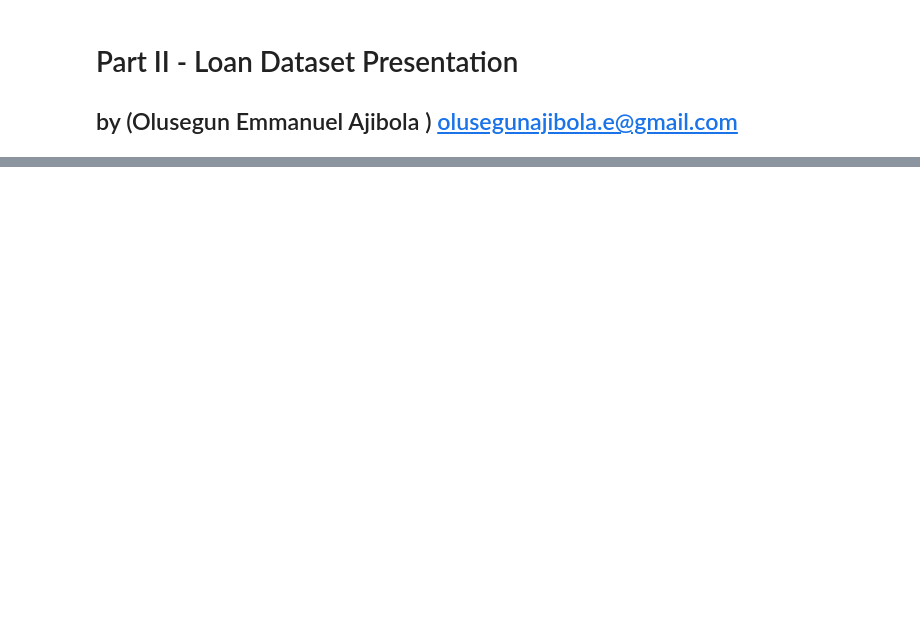
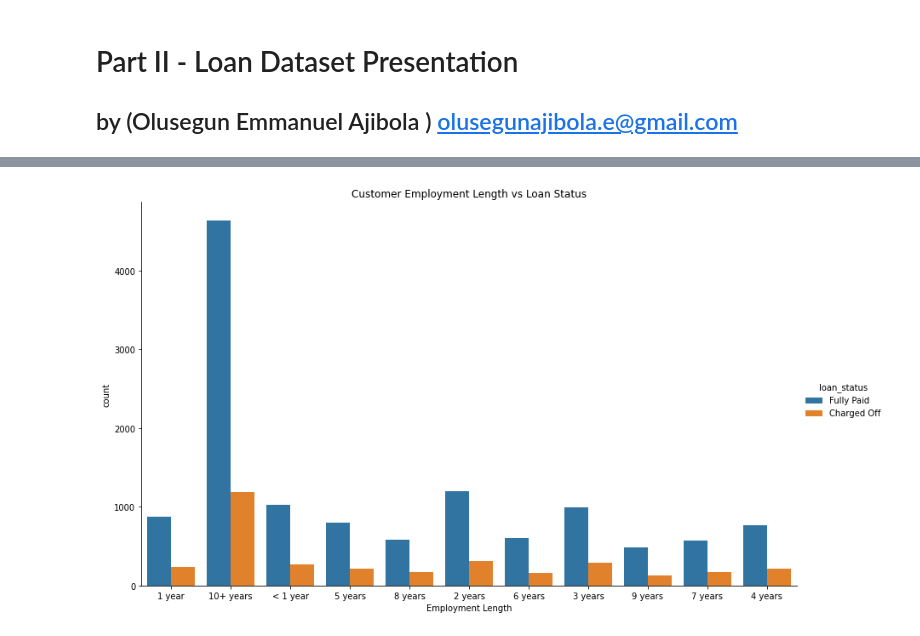
Before and after one commit to olusegunajibola/lloyds-bigdata-loan-customers, a Jupyter notebook: A Data Strategy/Part_II_slide_deck_data_strategy_loans.ipynb, the cells around one changed output, grey strips where cells are left out. Drawn from its saved outputs; the diff is of its cells as text; code cells hidden in the pictures; blank space fills up the shorter version.

```diff
--- a/A Data Strategy/Part_II_slide_deck_data_strategy_loans.ipynb
+++ b/A Data Strategy/Part_II_slide_deck_data_strategy_loans.ipynb
@@ -59,0 +61,6 @@ but feel free to add more if you'd like!
+# %%
+ax = sb.catplot(data = loan, x="emp_length", hue="loan_status", kind = 'count', height=7, aspect=11.7/7);
+plt.xlabel('Employment Length')
+plt.title('Customer Employment Length vs Loan Status') ;
+# %% [output]
+[figure, added]
```
Also changed, not shown: parts of 18 cells of this notebook, 1 other file.
